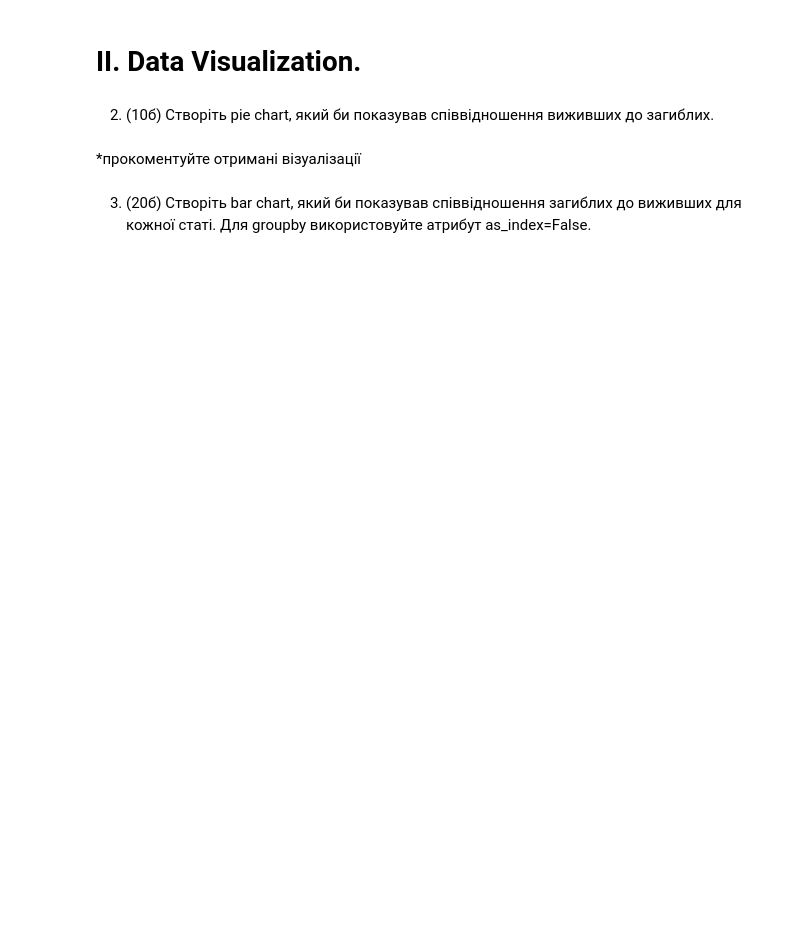
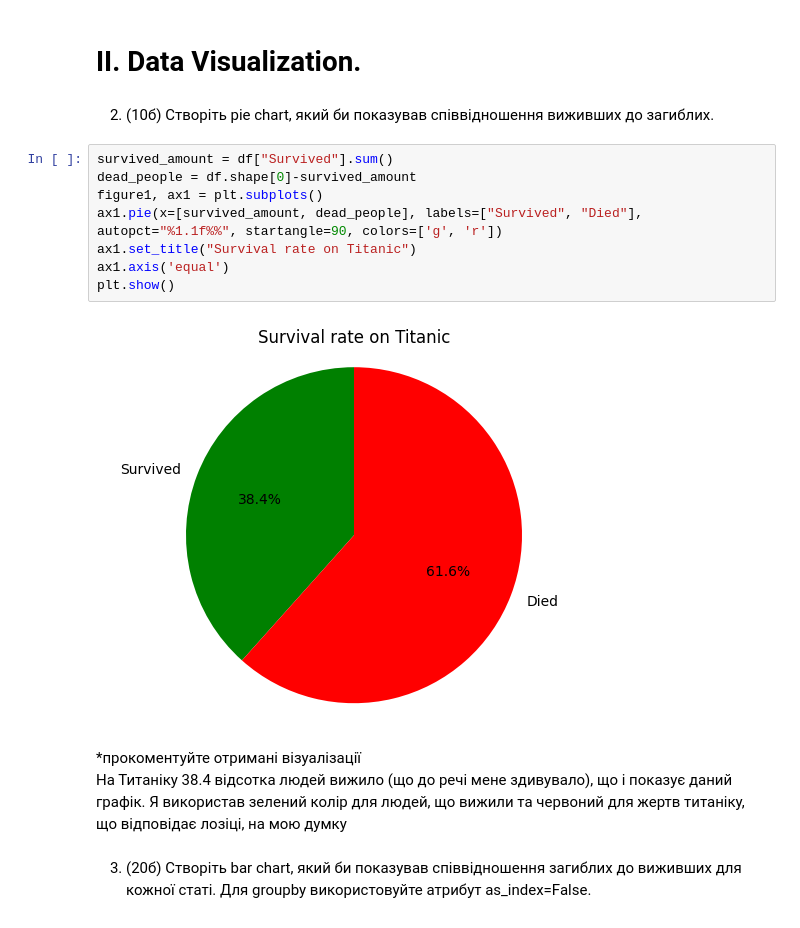
Before and after one commit to MaFiN1337/python-for-big-data-and-data-science, a Jupyter notebook: python_practice_10_2025.ipynb, the cells around one changed output. Drawn from its saved outputs; the diff is of its cells as text; blank space fills up the shorter version.

```diff
--- a/python_practice_10_2025.ipynb
+++ b/python_practice_10_2025.ipynb
@@ -52,8 +52,19 @@ df.head(7)
 # IІ. Data Visualization.
 # %% [markdown]
 2. (10б) Створіть pie chart, який би показував співвідношення виживших до загиблих.
-# %% [markdown]
-*прокоментуйте отримані візуалізації
+# %%
+survived_amount = df["Survived"].sum()
+dead_people = df.shape[0]-survived_amount
+figure1, ax1 = plt.subplots()
+ax1.pie(x=[survived_amount, dead_people], labels=["Survived", "Died"], autopct="%1.1f%%", startangle=90, colors=['g', 'r'])
+ax1.set_title("Survival rate on Titanic")
+ax1.axis('equal')
+plt.show()
+# %% [output]
+[figure, added]
+# %% [markdown]
+*прокоментуйте отримані візуалізації <br>
+На Титаніку 38.4 відсотка людей вижило (що до речі мене здивувало), що і показує даний графік. Я використав зелений колір для людей, що вижили та червоний для жертв титаніку, що відповідає лозіці, на мою думку
 # %% [markdown]
 3. (20б) Створіть bar chart, який би показував співвідношення загиблих до виживших для кожної статі. Для groupby використовуйте атрибут as_index=False.
 
```
